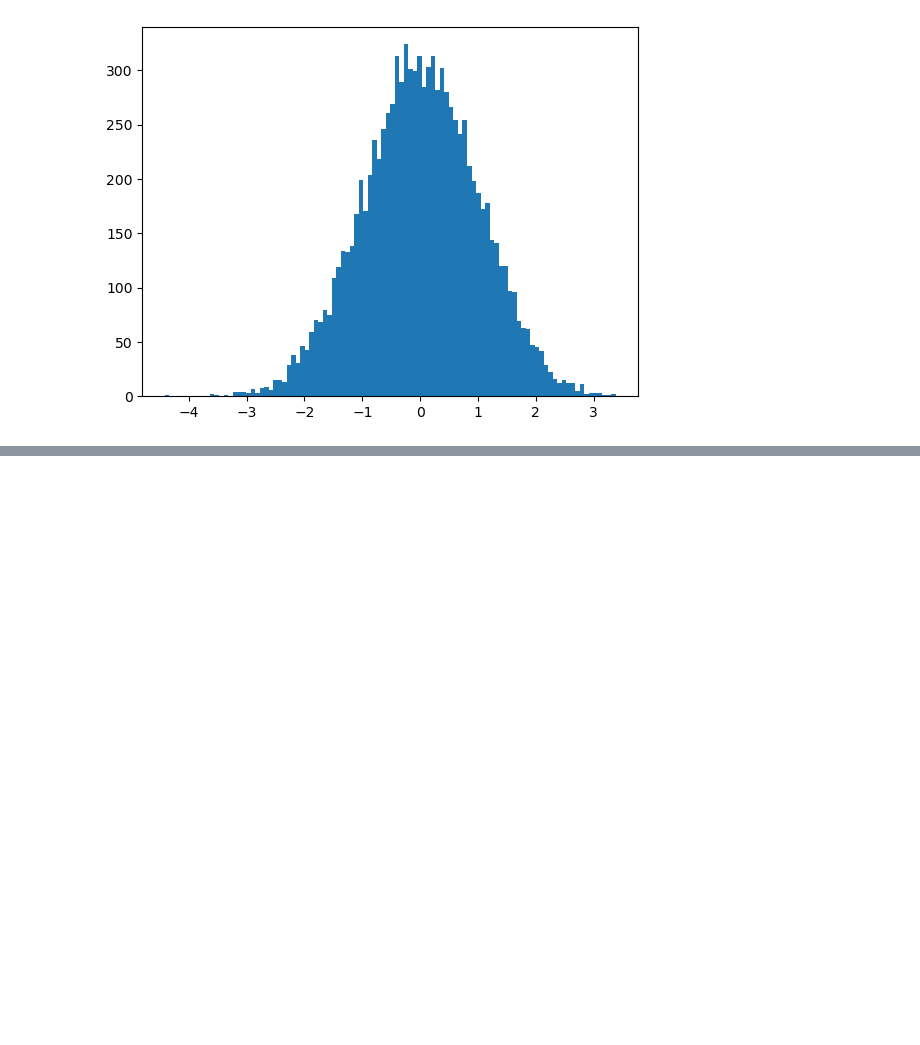
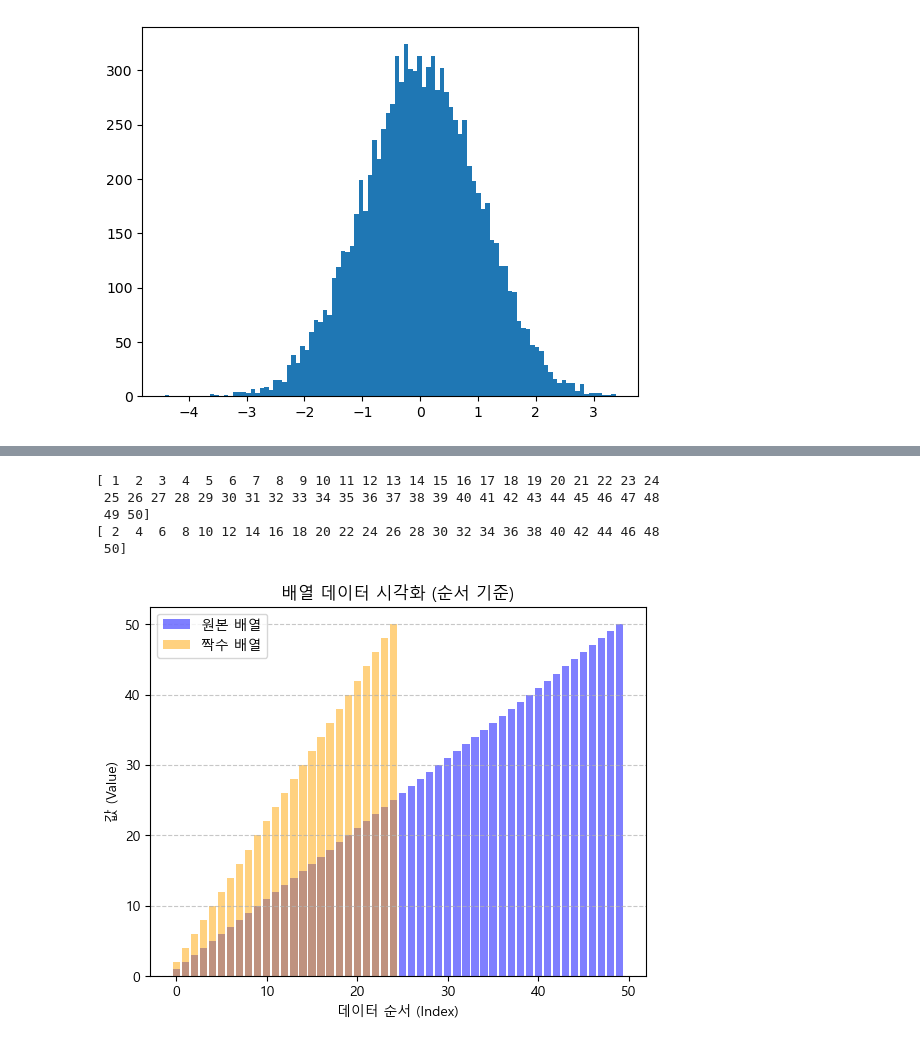
Before and after one commit to yenacat/AI-SW-Class, a Jupyter notebook: github python/20250409/Day08_2.ipynb, the cells around one changed output, grey strips where cells are left out. Saved outputs shown, nothing was run; the diff lists cells and outputs as text; code cells hidden in the pictures; blank space fills up the shorter version.

```diff
--- a/github python/20250409/Day08_2.ipynb
+++ b/github python/20250409/Day08_2.ipynb
@@ -50,0 +101,37 @@ plt.show()
+# %%
+# Q3.
+# 숫자 1부터 50까지의 배열을 생성하세요.
+# 배열에서 짝수만 추출해 새로운 배열을 만드세요.
+# 원본 배열과 추출한 배열을 막대 그래프로 시각화하세요.
+
+question3_1 = np.arange(1, 51)
+print(question3_1)
+
+question3_even = question3_1[question3_1 % 2 == 0]
+print(question3_even)
+
+plt.bar(
+    range(len(question3_1)), question3_1, color="blue", alpha=0.5, label="원본 배열"
+)
+plt.bar(
+    range(len(question3_even)),
+    question3_even,
+    color="orange",
+    alpha=0.5,
+    label="짝수 배열",
+)
+
+plt.xlabel("데이터 순서 (Index)")  # X축 레이블 설정
+plt.ylabel("값 (Value)")  # Y축 레이블 설정
+
+plt.title("배열 데이터 시각화 (순서 기준)")  # 그래프 제목 추가
+plt.legend()  # 범례 표시 (label 인수가 사용되었으므로)
+plt.grid(axis="y", linestyle="--", alpha=0.7)  # y축 그리드 추가
+plt.show()
+# %% [output]
+[ 1  2  3  4  5  6  7  8  9 10 11 12 13 14 15 16 17 18 19 20 21 22 23 24
+ 25 26 27 28 29 30 31 32 33 34 35 36 37 38 39 40 41 42 43 44 45 46 47 48
+ 49 50]
+[ 2  4  6  8 10 12 14 16 18 20 22 24 26 28 30 32 34 36 38 40 42 44 46 48
+ 50]
+[figure, added]
```
Also changed, not shown: parts of 5 cells of this notebook.
